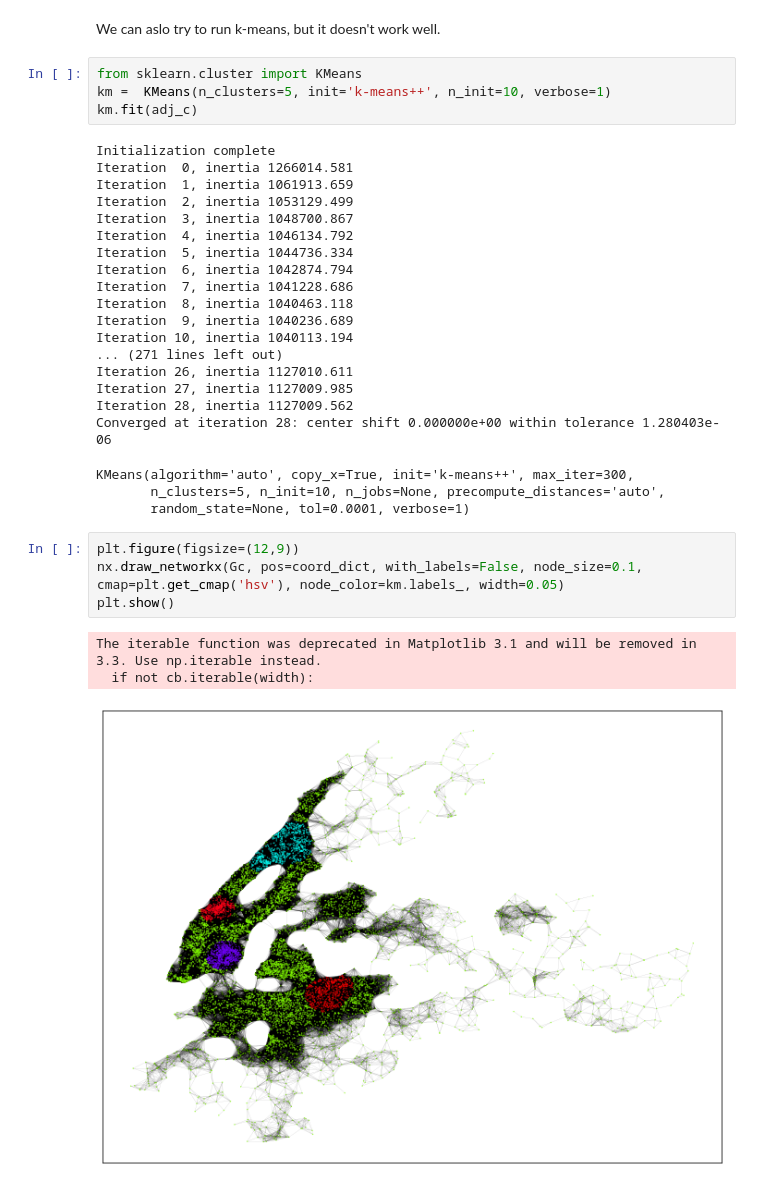
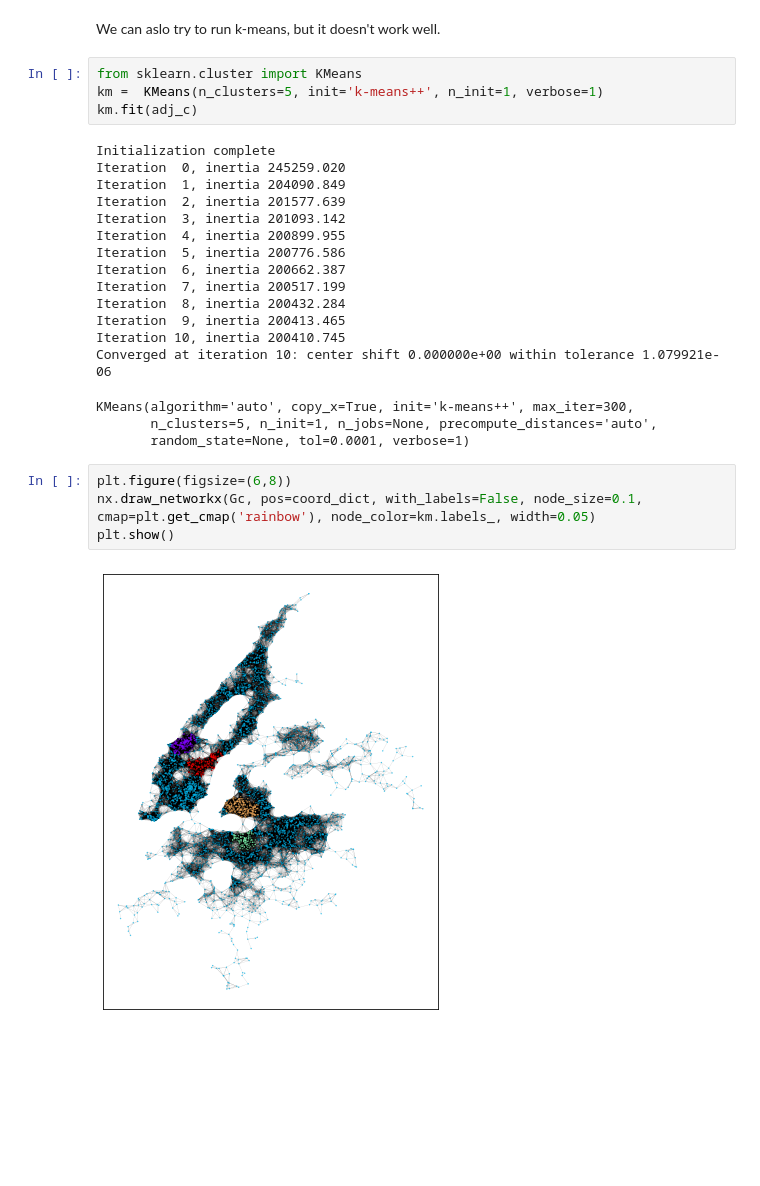
Before and after one commit to sylvainlugeon/labagarre, a Jupyter notebook: AIRBNB.ipynb, the cells around one changed output. Cells and saved outputs as stored; diff of their text form; blank space fills up the shorter version.

```diff
--- a/AIRBNB.ipynb
+++ b/AIRBNB.ipynb
@@ -196,34 +196,28 @@ plt.show()
 We can aslo try to run k-means, but it doesn't work well.
 # %%
 from sklearn.cluster import KMeans
-km =  KMeans(n_clusters=5, init='k-means++', n_init=10, verbose=1)
+km =  KMeans(n_clusters=5, init='k-means++', n_init=1, verbose=1)
 km.fit(adj_c)
 # %% [output]
 Initialization complete
-Iteration  0, inertia 1266014.581
-Iteration  1, inertia 1061913.659
-Iteration  2, inertia 1053129.499
-Iteration  3, inertia 1048700.867
-Iteration  4, inertia 1046134.792
-Iteration  5, inertia 1044736.334
-Iteration  6, inertia 1042874.794
-Iteration  7, inertia 1041228.686
-Iteration  8, inertia 1040463.118
-Iteration  9, inertia 1040236.689
-Iteration 10, inertia 1040113.194
-... (271 lines left out)
-Iteration 26, inertia 1127010.611
-Iteration 27, inertia 1127009.985
-Iteration 28, inertia 1127009.562
-Converged at iteration 28: center shift 0.000000e+00 within tolerance 1.280403e-06
+Iteration  0, inertia 245259.020
+Iteration  1, inertia 204090.849
+Iteration  2, inertia 201577.639
+Iteration  3, inertia 201093.142
+Iteration  4, inertia 200899.955
+Iteration  5, inertia 200776.586
+Iteration  6, inertia 200662.387
+Iteration  7, inertia 200517.199
+Iteration  8, inertia 200432.284
+Iteration  9, inertia 200413.465
+Iteration 10, inertia 200410.745
+Converged at iteration 10: center shift 0.000000e+00 within tolerance 1.079921e-06
 KMeans(algorithm='auto', copy_x=True, init='k-means++', max_iter=300,
-       n_clusters=5, n_init=10, n_jobs=None, precompute_distances='auto',
+       n_clusters=5, n_init=1, n_jobs=None, precompute_distances='auto',
        random_state=None, tol=0.0001, verbose=1)
 # %%
-plt.figure(figsize=(12,9))
-nx.draw_networkx(Gc, pos=coord_dict, with_labels=False, node_size=0.1, cmap=plt.get_cmap('hsv'), node_color=km.labels_, width=0.05)
+plt.figure(figsize=(6,8))
+nx.draw_networkx(Gc, pos=coord_dict, with_labels=False, node_size=0.1, cmap=plt.get_cmap('rainbow'), node_color=km.labels_, width=0.05)
 plt.show()
 # %% [output]
-The iterable function was deprecated in Matplotlib 3.1 and will be removed in 3.3. Use np.iterable instead.
-  if not cb.iterable(width):
-[figure, old version]
+[figure, new version]
```
